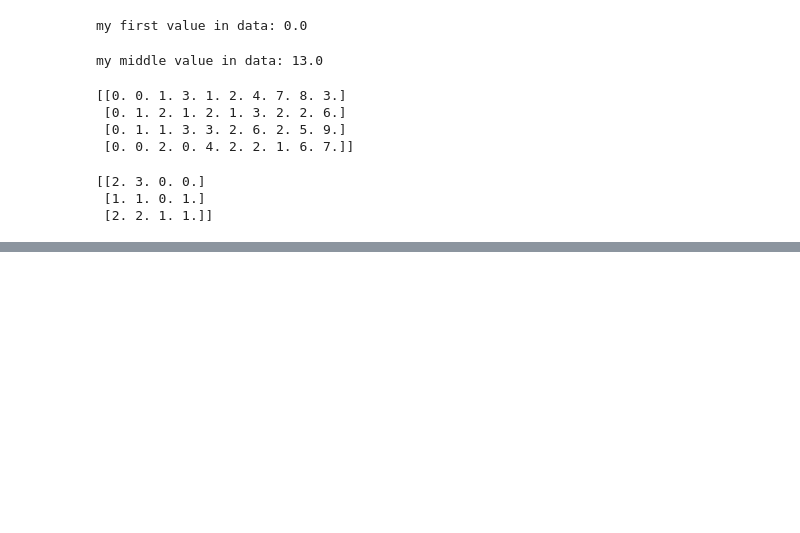
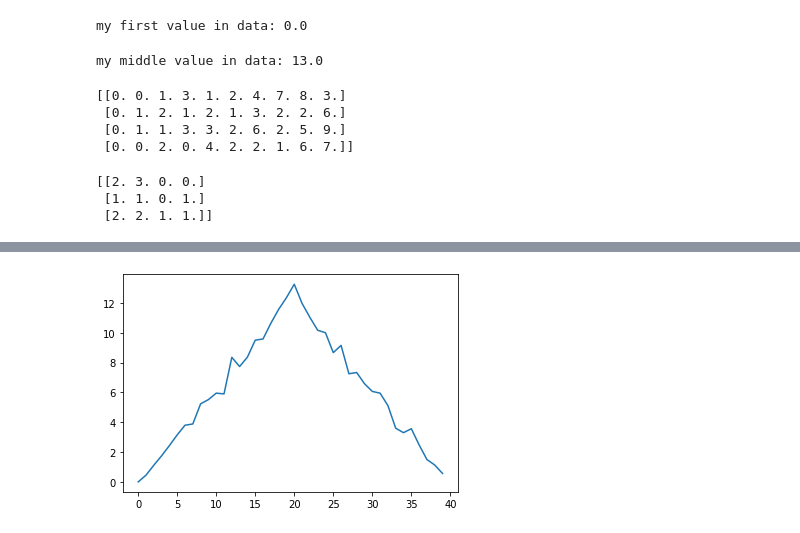
Before and after one commit to veeramik/learning_python, a Jupyter notebook: 01-numpy.ipynb, the cells around one changed output, grey strips where cells are left out. Cells and saved outputs as stored; diff of their text form; code cells hidden in the pictures; blank space fills up the shorter version.

```diff
--- a/01-numpy.ipynb
+++ b/01-numpy.ipynb
@@ -100,0 +193,6 @@ print(small)
+# %%
+average_inflammation = data.mean(axis=0)
+average_plot = matplotlib.pyplot.plot(average_inflammation)
+matplotlib.pyplot.show()
+# %% [output]
+[figure, added]
```
Also changed, not shown: parts of 20 cells of this notebook.
